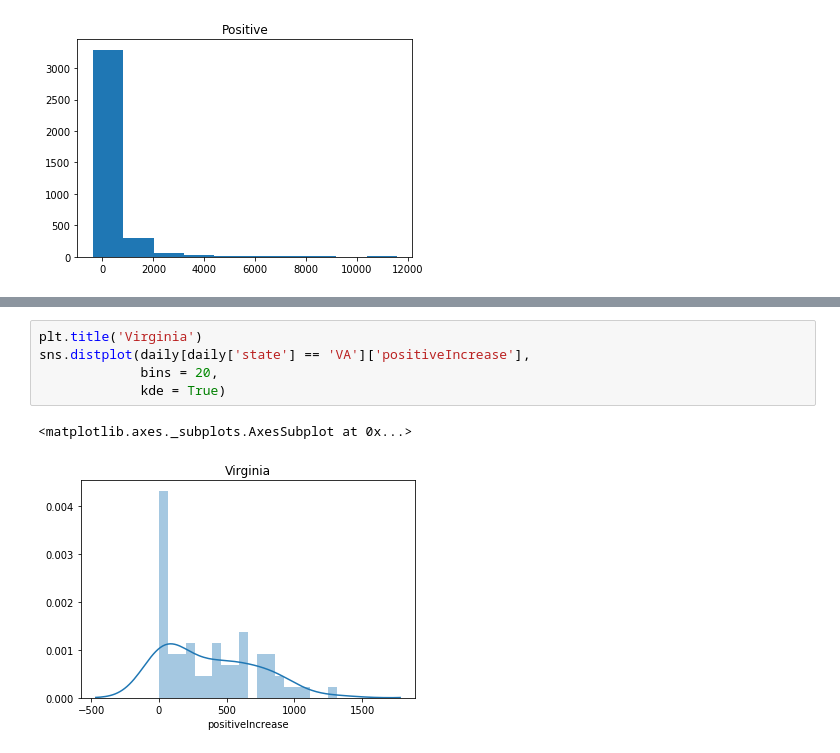
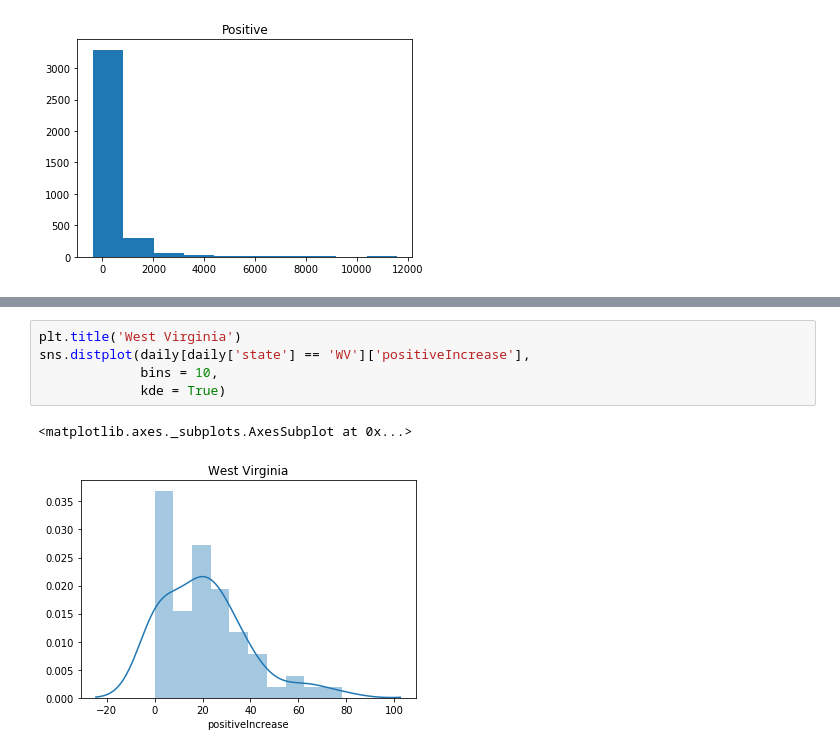
Before and after one commit to biborsz/COVID-social-distancing-sentiment-analysis, a Jupyter notebook: codes-ederlyn/EDA on covid-daily.ipynb, the cells around one changed output, grey strips where cells are left out. Saved outputs shown, nothing was run; the diff lists cells and outputs as text.

```diff
--- a/codes-ederlyn/EDA on covid-daily.ipynb
+++ b/codes-ederlyn/EDA on covid-daily.ipynb
@@ -133,8 +284,8 @@ plt.title('Positive');
 # %%
-plt.title('Virginia')
-sns.distplot(daily[daily['state'] == 'VA']['positiveIncrease'],
-             bins = 20,
+plt.title('West Virginia')
+sns.distplot(daily[daily['state'] == 'WV']['positiveIncrease'],
+             bins = 10,
              kde = True)
 # %% [output]
 <matplotlib.axes._subplots.AxesSubplot at 0x...>
-[figure, old version]
+[figure, new version]
```
Also changed, not shown: parts of 33 cells of this notebook.
